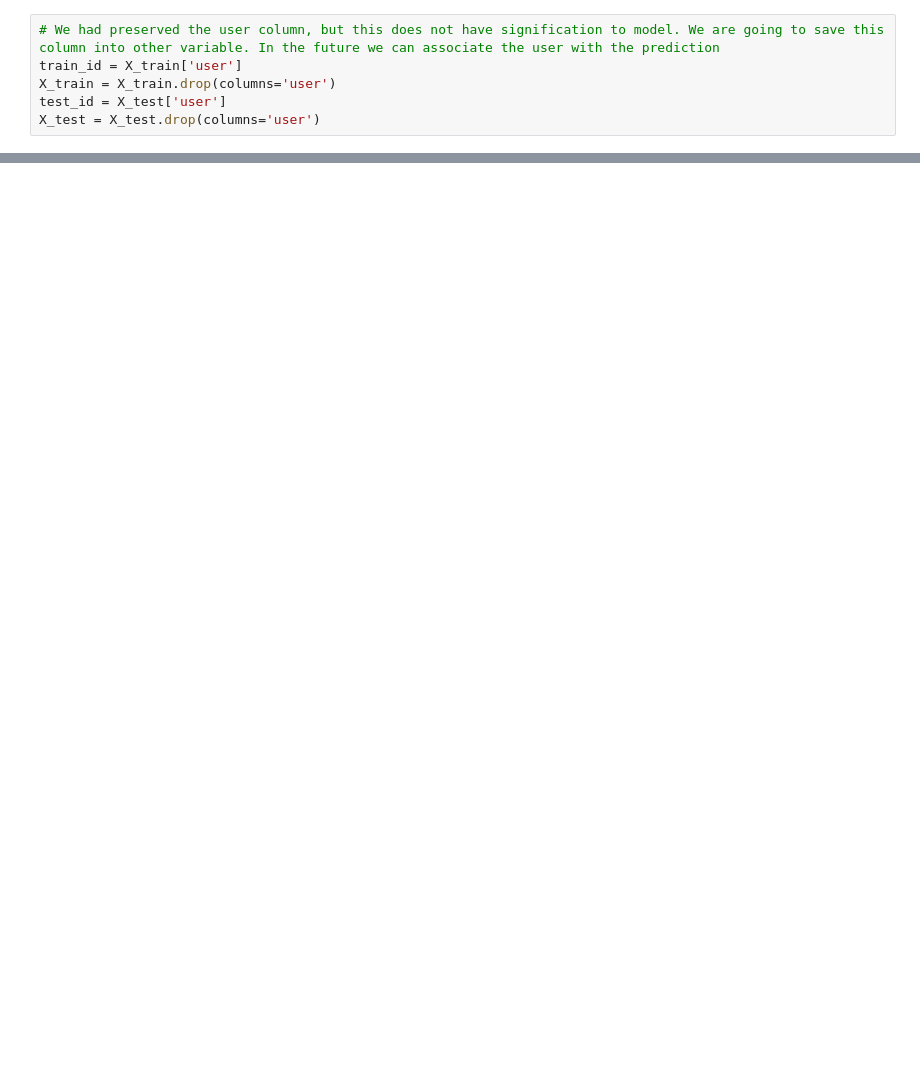
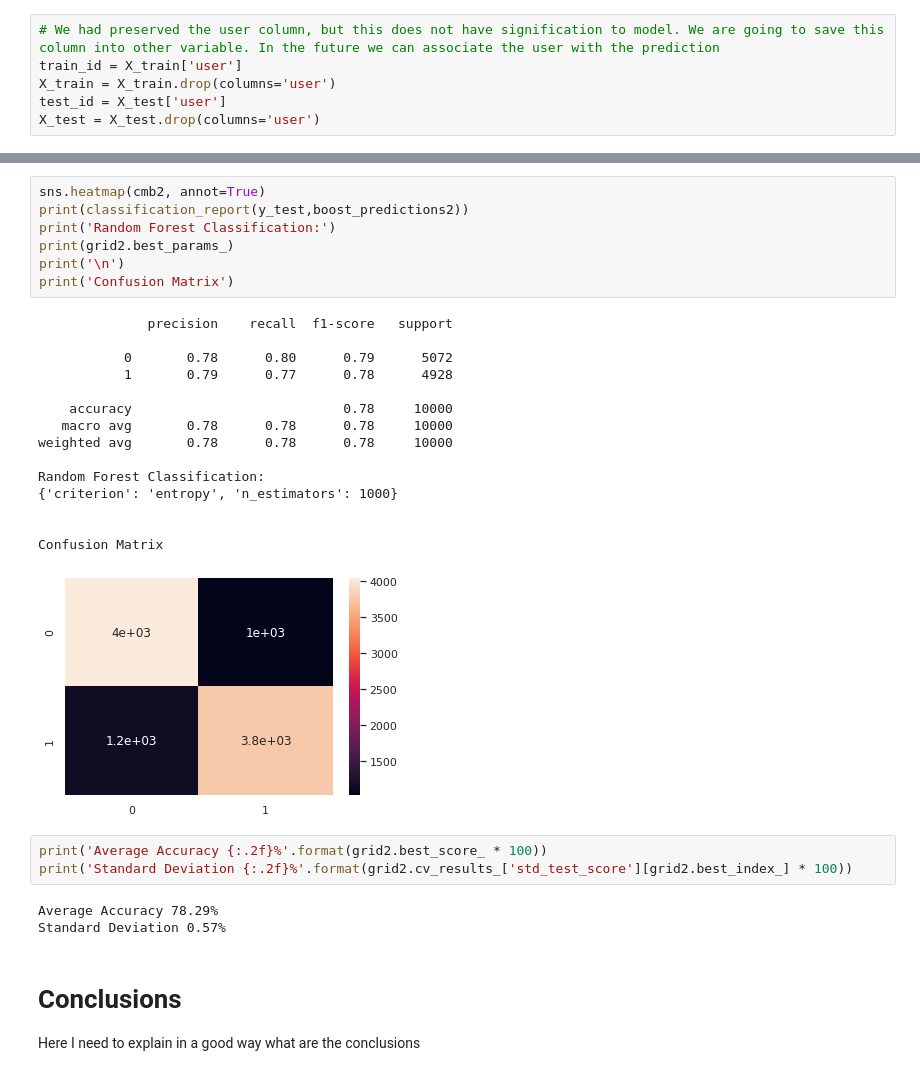
Before and after one commit to IgorMeloS/Machine-Learning, a Jupyter notebook: 3 - Classification/Directing Custumers to Subscription Through Beheavior Analysis/Directing_cstaba.ipynb, the cells around one changed output, grey strips where cells are left out. Drawn from its saved outputs; the diff is of its cells as text; blank space fills up the shorter version.

```diff
--- a/3 - Classification/Directing Custumers to Subscription Through Beheavior Analysis/Directing_cstaba.ipynb
+++ b/3 - Classification/Directing Custumers to Subscription Through Beheavior Analysis/Directing_cstaba.ipynb
@@ -312,0 +720,32 @@ X_test = X_test_bckp
+# %%
+sns.heatmap(cmb2, annot=True)
+print(classification_report(y_test,boost_predictions2))
+print('Random Forest Classification:')
+print(grid2.best_params_)
+print('\n')
+print('Confusion Matrix')
+# %% [output]
+              precision    recall  f1-score   support
+
+           0       0.78      0.80      0.79      5072
+           1       0.79      0.77      0.78      4928
+
+    accuracy                           0.78     10000
+   macro avg       0.78      0.78      0.78     10000
+weighted avg       0.78      0.78      0.78     10000
+
+Random Forest Classification:
+{'criterion': 'entropy', 'n_estimators': 1000}
+
+
+Confusion Matrix
+[figure, added]
+# %%
+print('Average Accuracy {:.2f}%'.format(grid2.best_score_ * 100))
+print('Standard Deviation {:.2f}%'.format(grid2.cv_results_['std_test_score'][grid2.best_index_] * 100))
+# %% [output]
+Average Accuracy 78.29%
+Standard Deviation 0.57%
+# %% [markdown]
+# Conclusions
+Here I need to explain in a good way what are the conclusions
```
Also changed, not shown: parts of 29 cells of this notebook.
